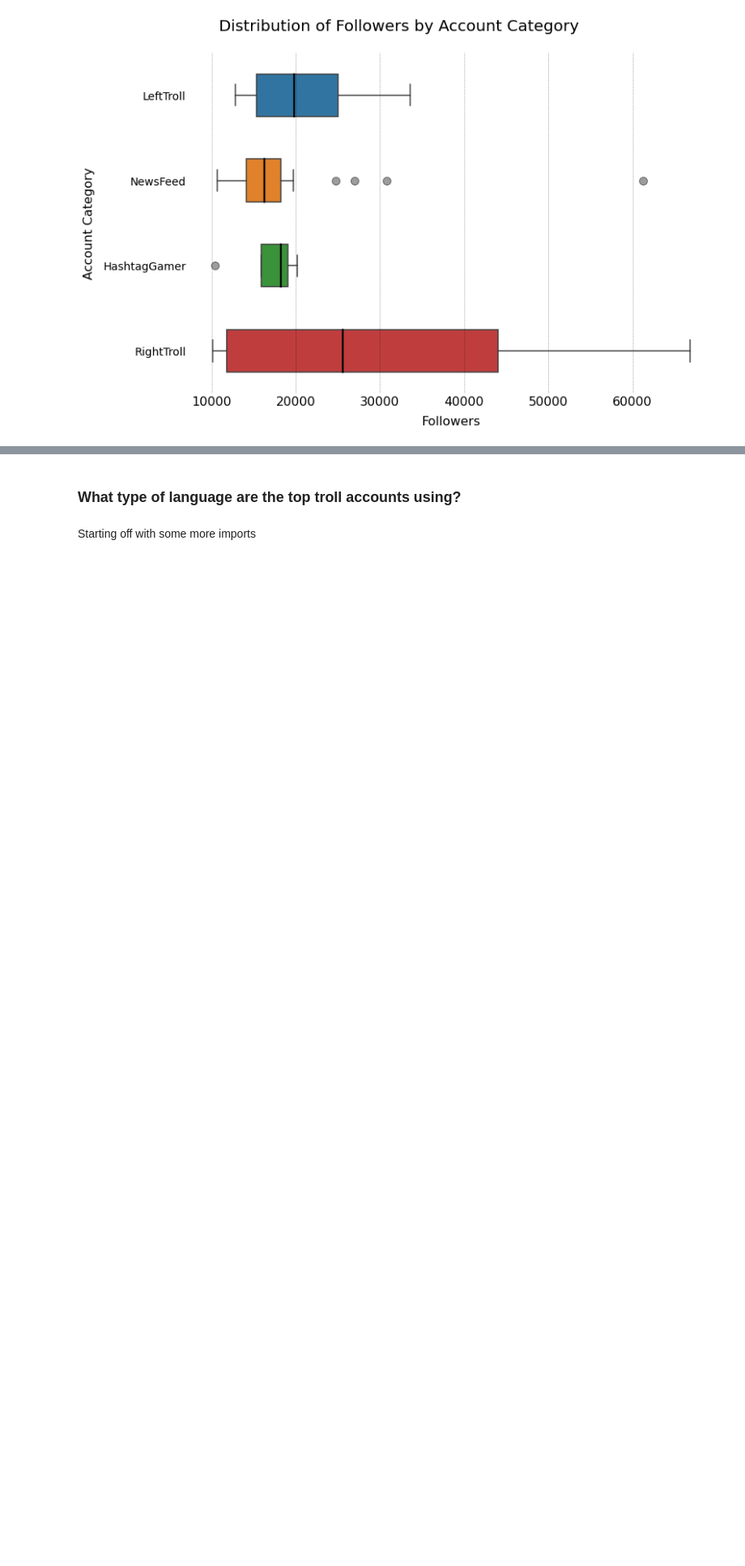
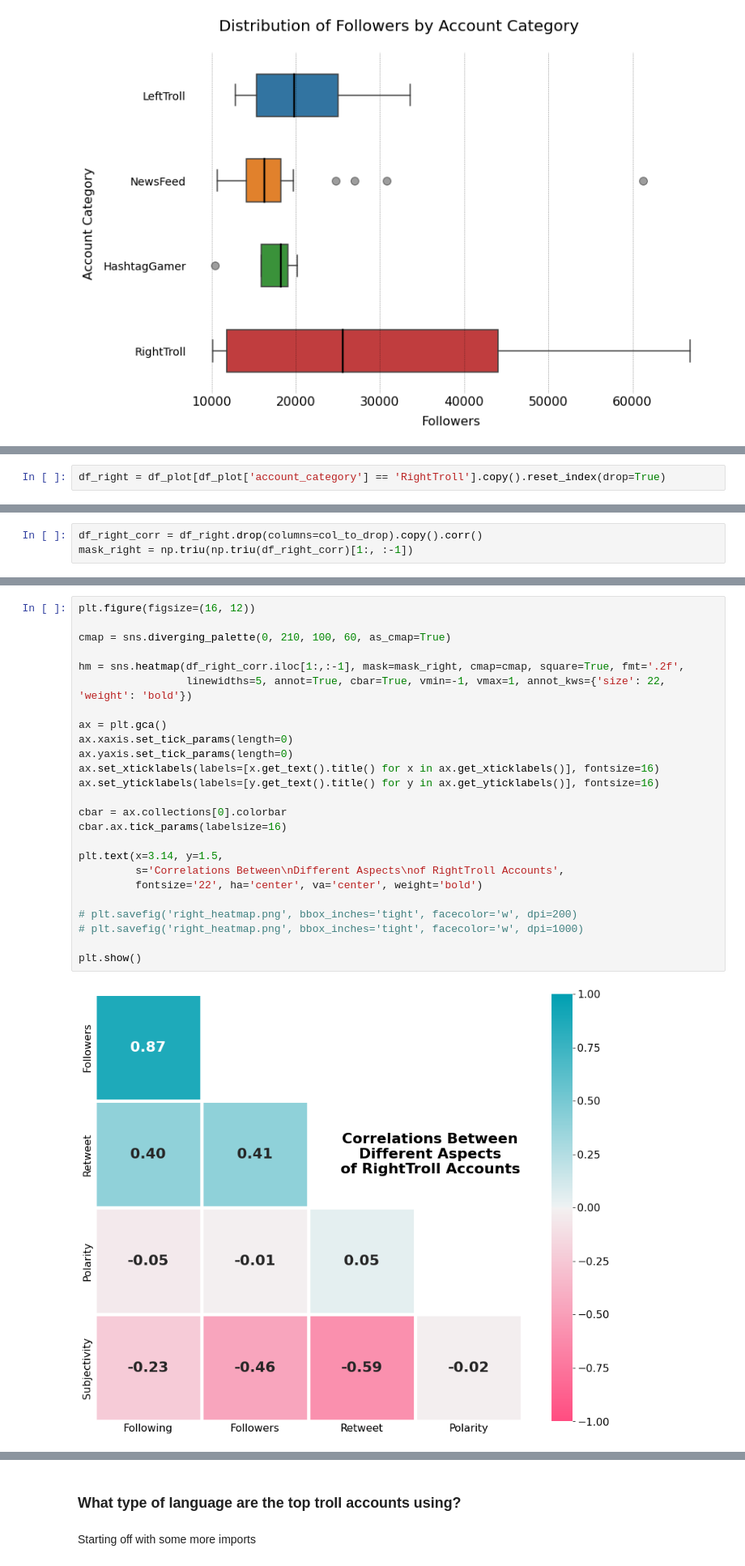
Before and after one commit to fahm1/portfolio, a Jupyter notebook: Troll Tweet Analysis/tweet_analysis_notebook.ipynb, the cells around one changed output, grey strips where cells are left out. Shown at 81% size. Drawn from its saved outputs; the diff is of its cells as text; blank space fills up the shorter version.

```diff
--- a/Troll Tweet Analysis/tweet_analysis_notebook.ipynb
+++ b/Troll Tweet Analysis/tweet_analysis_notebook.ipynb
@@ -459,0 +466,2 @@ We can see that troll accounts classified as 'RightTrolls' have the greatest num
+# %%
+df_right = df_plot[df_plot['account_category'] == 'RightTroll'].copy().reset_index(drop=True)
@@ -459,0 +470,3 @@ We can see that troll accounts classified as 'RightTrolls' have the greatest num
+# %%
+df_right_corr = df_right.drop(columns=col_to_drop).copy().corr()
+mask_right = np.triu(np.triu(df_right_corr)[1:, :-1])
@@ -459,0 +475,27 @@ We can see that troll accounts classified as 'RightTrolls' have the greatest num
+# %%
+plt.figure(figsize=(16, 12))
+
+cmap = sns.diverging_palette(0, 210, 100, 60, as_cmap=True)
+
+hm = sns.heatmap(df_right_corr.iloc[1:,:-1], mask=mask_right, cmap=cmap, square=True, fmt='.2f',
+                 linewidths=5, annot=True, cbar=True, vmin=-1, vmax=1, annot_kws={'size': 22, 'weight': 'bold'})
+
+ax = plt.gca()
+ax.xaxis.set_tick_params(length=0)
+ax.yaxis.set_tick_params(length=0)
+ax.set_xticklabels(labels=[x.get_text().title() for x in ax.get_xticklabels()], fontsize=16)
+ax.set_yticklabels(labels=[y.get_text().title() for y in ax.get_yticklabels()], fontsize=16)
+
+cbar = ax.collections[0].colorbar
+cbar.ax.tick_params(labelsize=16)
+
+plt.text(x=3.14, y=1.5,
+         s='Correlations Between\nDifferent Aspects\nof RightTroll Accounts',
+         fontsize='22', ha='center', va='center', weight='bold')
+
+# plt.savefig('right_heatmap.png', bbox_inches='tight', facecolor='w', dpi=200)
+# plt.savefig('right_heatmap.png', bbox_inches='tight', facecolor='w', dpi=1000)
+
+plt.show()
+# %% [output]
+[figure, added]
```
Also changed, not shown: parts of 18 cells of this notebook, 3 other files.
